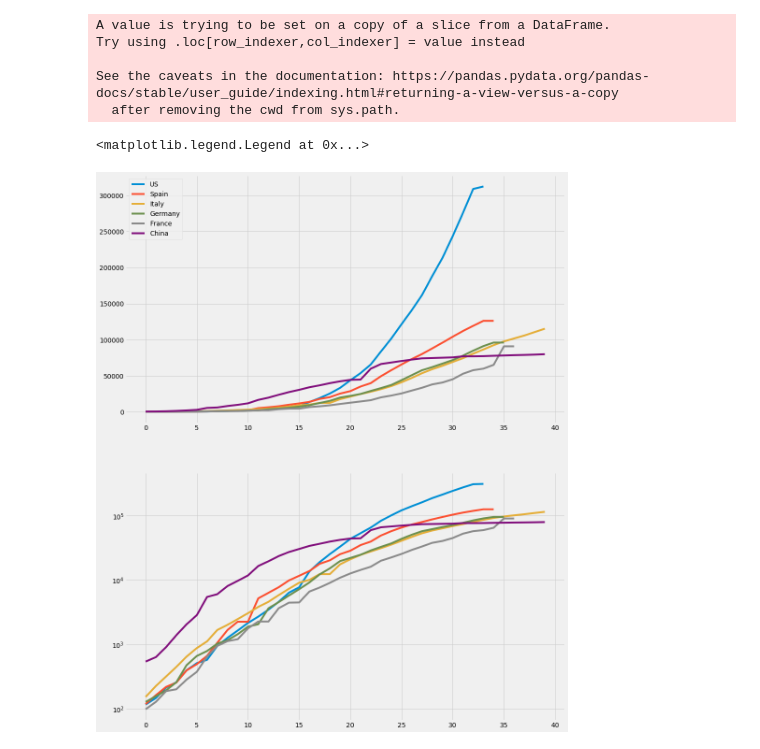
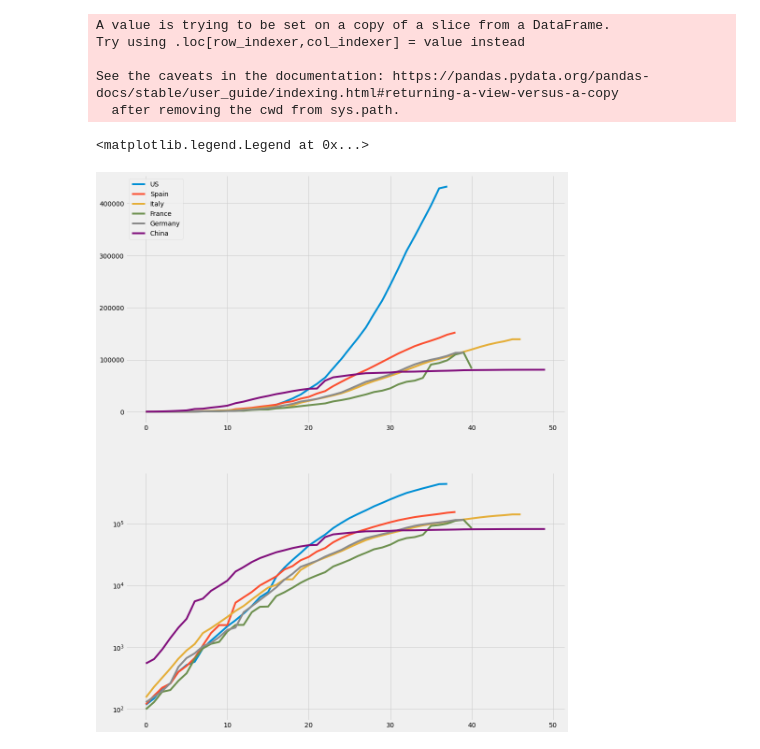
Before and after one commit to moritzknorr/corona, a Jupyter notebook: 02 Min Confirmed Cases Matplotlib.ipynb, the cells around one changed output. Saved outputs shown, nothing was run; the diff lists cells and outputs as text; code cells hidden in the pictures.

```diff
--- a/02 Min Confirmed Cases Matplotlib.ipynb
+++ b/02 Min Confirmed Cases Matplotlib.ipynb
@@ -24,16 +24,16 @@ See the caveats in the documentation: https://pandas.pydata.org/pandas-docs/stab
 # %%
 %matplotlib inline
 import matplotlib.pyplot as plt
 plt.style.use('fivethirtyeight')
 fig = plt.figure(figsize=(15, 20))
 fig.tight_layout()
 ax1 = fig.add_subplot(2,1,1)
 ax2 = fig.add_subplot(2,1,2)
 ax2.set_yscale('log')
 for country in countries.index:
-    ax1.plot(range(len(country_data[country]))[:40], country_data[country]['confirmed'][:40])
-    ax2.plot(range(len(country_data[country]))[:40], country_data[country]['confirmed'][:40])
+    ax1.plot(range(len(country_data[country]))[:50], country_data[country]['confirmed'][:50])
+    ax2.plot(range(len(country_data[country]))[:50], country_data[country]['confirmed'][:50])
 ax1.legend(list(countries.index), loc='upper left')
 # %% [output]
 <matplotlib.legend.Legend at 0x...>
-[figure, old version]
+[figure, new version]
```
Also changed, not shown: parts of 1 cell of this notebook, 1 other file.
